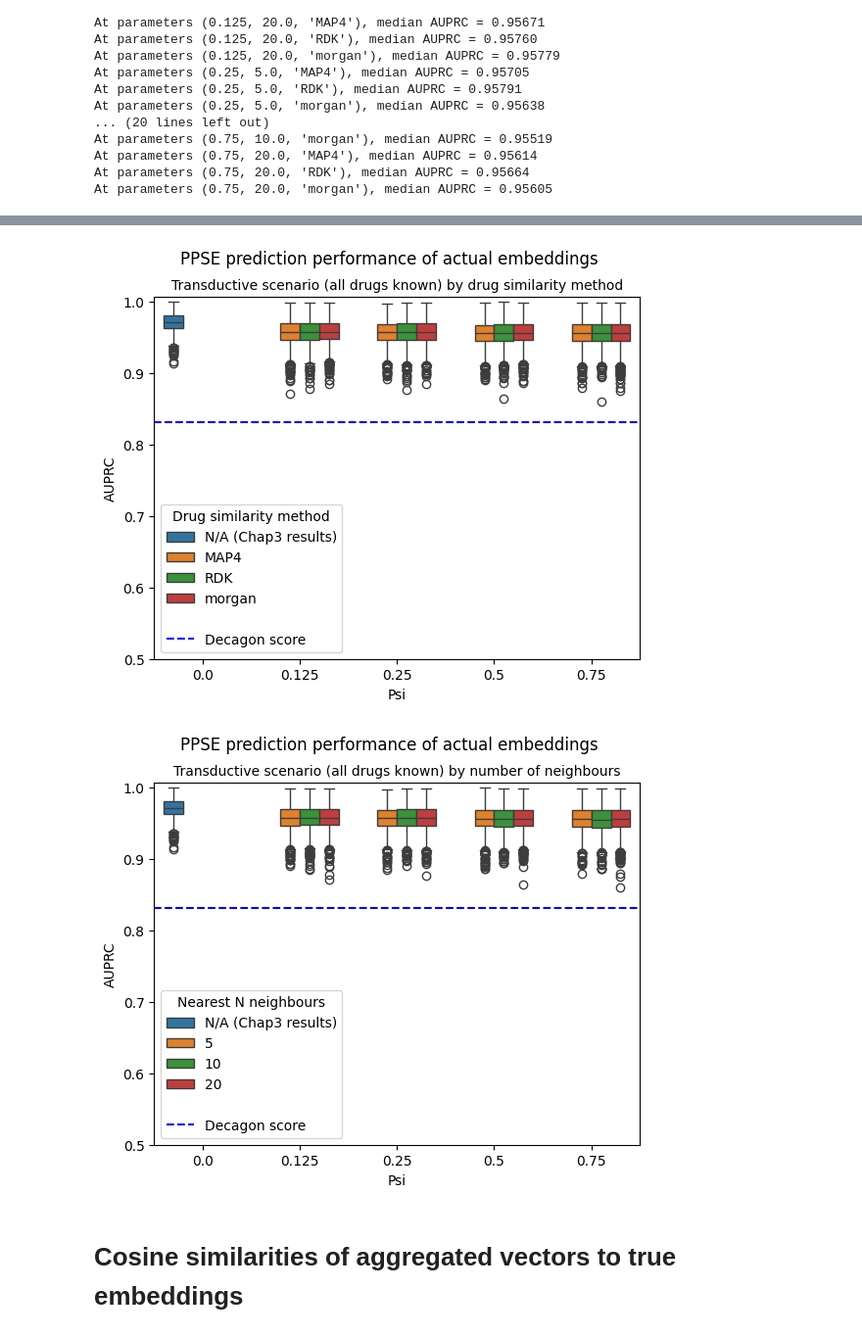
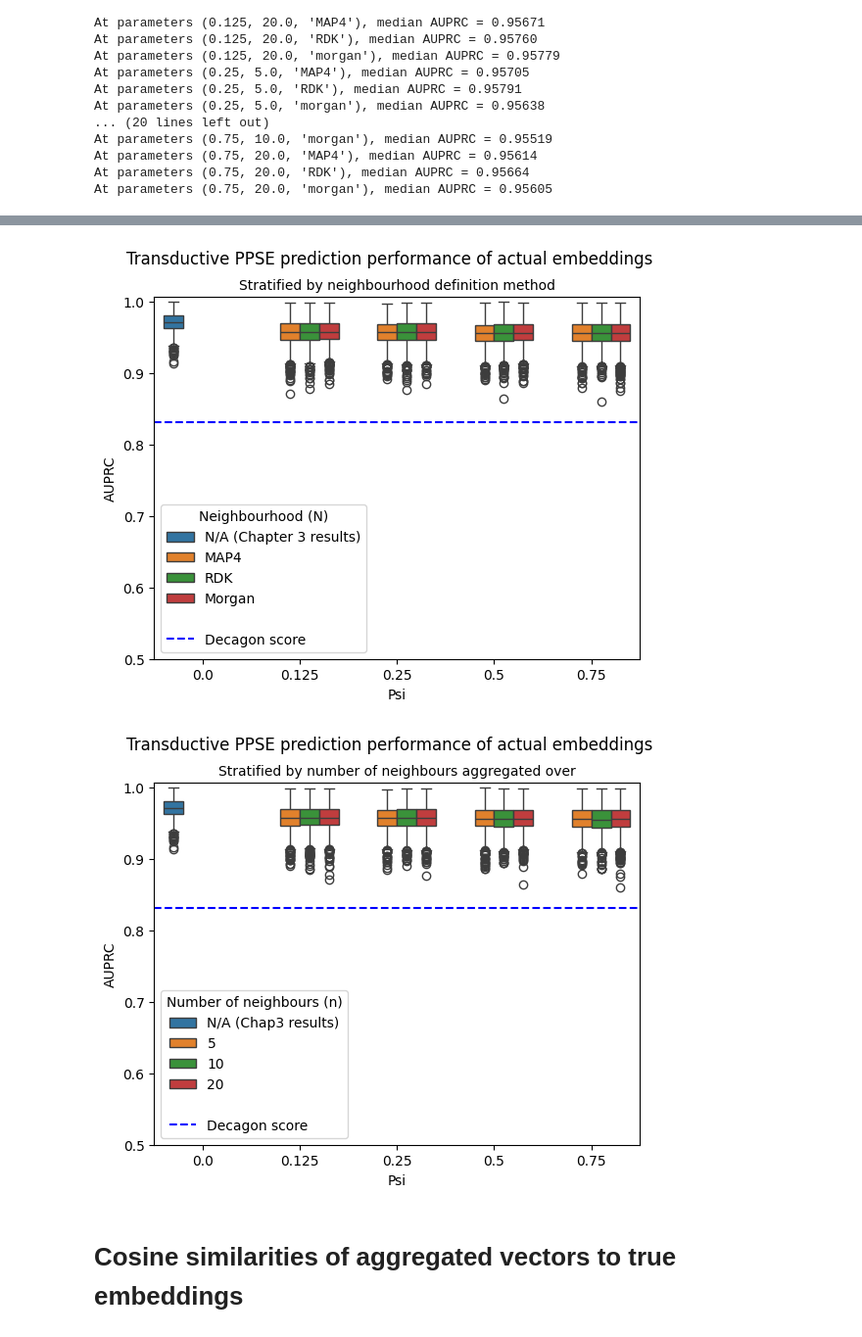
Before and after one commit to oliver-lloyd/Chapter5, a Jupyter notebook: analysis/1_general_assessment/viz/viz.ipynb, the cells around one changed output, grey strips where cells are left out. Shown at 98% size. Cells and saved outputs as stored; diff of their text form; code cells hidden in the pictures.

```diff
--- a/analysis/1_general_assessment/viz/viz.ipynb
+++ b/analysis/1_general_assessment/viz/viz.ipynb
@@ -27,7 +27,7 @@ def load_results(result_filename, exp_path='../experiments', target_len=963*3):
                         assert len(df) == target_len
                         df.to_csv(load_path)
                     df['psi'] = float(loc3.split('psi_')[-1])
-                    df['neighbourhood'] = neighbour_method
+                    df['neighbourhood'] = neighbour_method if neighbour_method != 'morgan' else 'Morgan'
                     df['nearest_n'] = nearest_n
                     df['Training'] = 'OOS-KGE'
                     out.append(df)
@@ -42,7 +42,7 @@ polySE_true_dfs = load_results('polySE_results_real_embeds.csv')
 chap3_path = dotenv_values()['THESIS_PATH'] + '/Chapter3/analysis/assessment/best_trials_assess/20230929-111630-simple_selfloops/results_full.csv'
 df_c3 = pd.read_csv(chap3_path)
 df_c3['psi'] = 0.0
-df_c3['neighbourhood'] = 'N/A (Chap3 results)'
+df_c3['neighbourhood'] = 'N/A (Chapter 3 results)'
 df_c3['nearest_n'] = 'N/A (Chap3 results)'
 df_c3['Training'] = 'Standard SimplE'
 polySE_true_dfs.append(df_c3)
@@ -87,37 +103,37 @@ At parameters (0.75, 20.0, 'morgan'), median AUPRC = 0.95605
 # %%
 plt.clf()
 sns.boxplot(polySE_true, x='psi', y='AUPRC', hue='neighbourhood')
 xmin = -0.5
 xmax = 4.5
 
-plt.suptitle('PPSE prediction performance of actual embeddings')
-plt.title('Transductive scenario (all drugs known) by drug similarity method', size=10)
+plt.suptitle('Transductive PPSE prediction performance of actual embeddings')
+plt.title('Stratified by neighbourhood definition method', size=10)
 plt.xlabel('Psi')
 plt.ylim(bottom=0.5)
 plt.xlim(xmin, xmax)
 plt.hlines(10, xmin=xmin, xmax=xmax, colors='white', linestyles='dashed', label=' ')
 plt.hlines(decagon_AUPRC, xmin=xmin, xmax=xmax, colors='blue', linestyles='dashed', label='Decagon score')
-plt.legend(title='Drug similarity method')
+plt.legend(title='Neighbourhood (N)')
 plt.savefig('polySE_true_embeds_by_neighbourhood_method.png')
 # %% [output]
-[figure, old version]
+[figure, new version]
 # %%
 plt.clf()
 sns.boxplot(polySE_true, x='psi', y='AUPRC', hue='nearest_n')
 xmin = -0.5
 xmax = 4.5
 
-plt.suptitle('PPSE prediction performance of actual embeddings')
-plt.title('Transductive scenario (all drugs known) by number of neighbours', size=10)
+plt.suptitle('Transductive PPSE prediction performance of actual embeddings')
+plt.title('Stratified by number of neighbours aggregated over', size=10)
 plt.xlabel('Psi')
 plt.ylim(bottom=0.5)
 plt.xlim(xmin, xmax)
 plt.hlines(10, xmin=xmin, xmax=xmax, colors='white', linestyles='dashed', label=' ')
 plt.hlines(decagon_AUPRC, xmin=xmin, xmax=xmax, colors='blue', linestyles='dashed', label='Decagon score')
-plt.legend(title='Nearest N neighbours')
+plt.legend(title='Number of neighbours (n)')
 plt.savefig('polySE_true_embeds_by_num_neighbours.png')
 # %% [output]
-[figure, old version]
+[figure, new version]
 # %% [markdown]
 # Cosine similarities of aggregated vectors to true embeddings
 # %%
```
Also changed, not shown: parts of 16 cells of this notebook, 12 other files.
